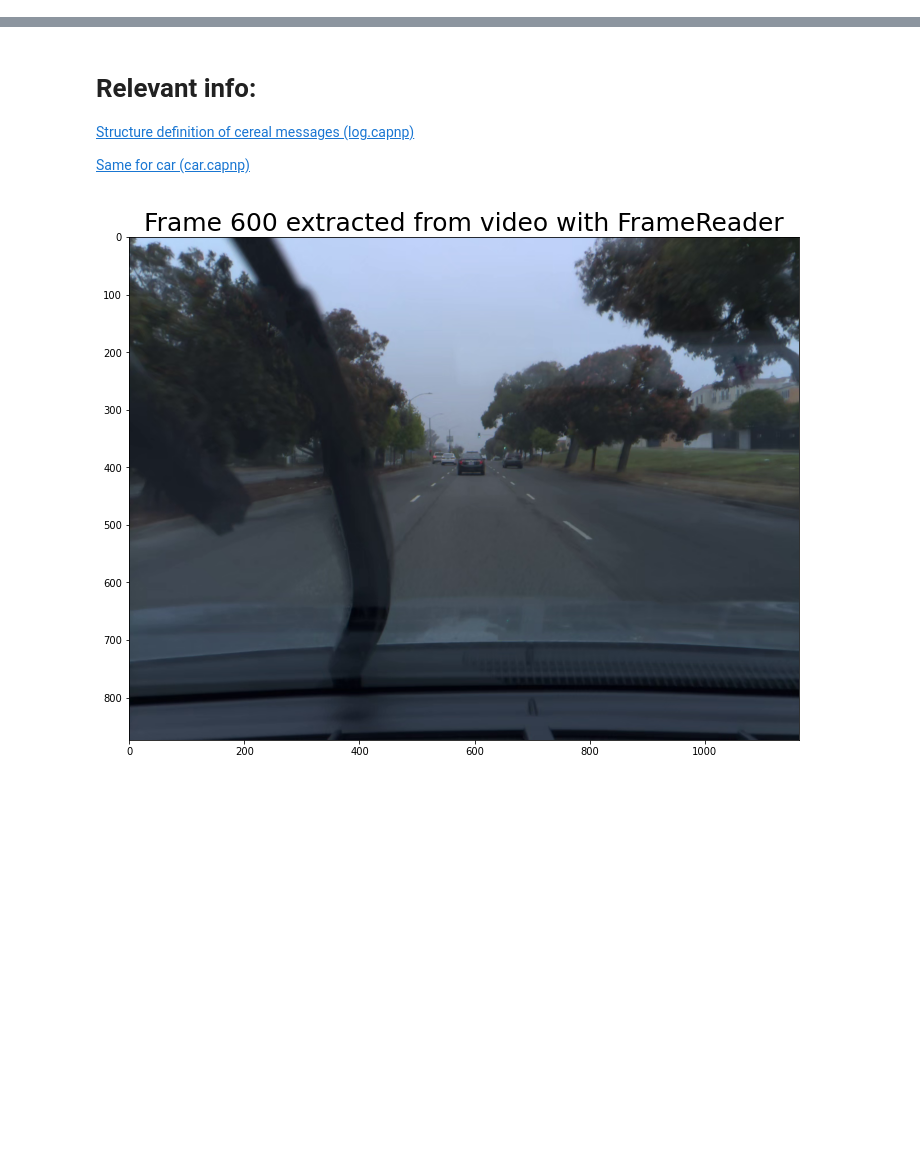
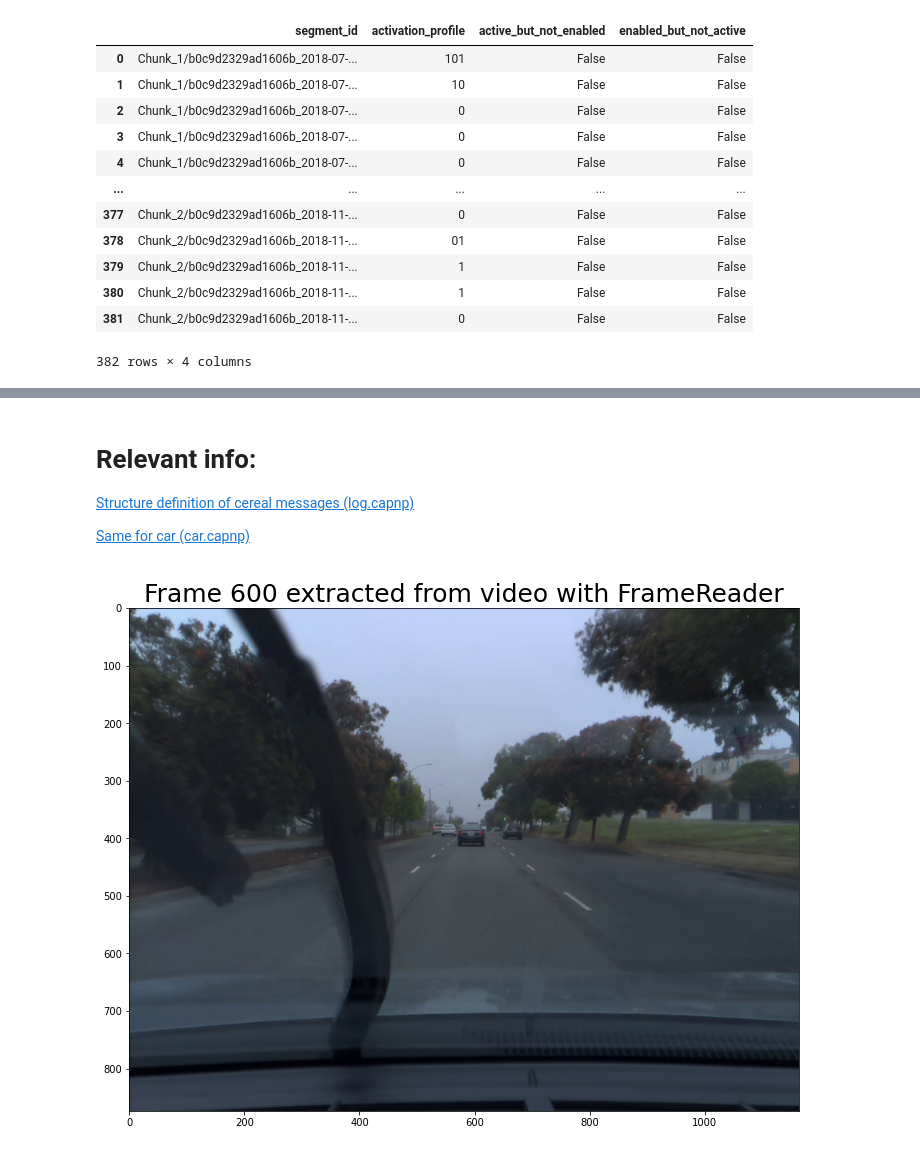
Before and after one commit to tomdries/comma2k19, a Jupyter notebook: notebooks/tom/raw_readers.ipynb, the cells around one changed output, grey strips where cells are left out. Saved outputs shown, nothing was run; the diff lists cells and outputs as text; code cells hidden in the pictures; blank space fills up the shorter version.

```diff
--- a/notebooks/tom/raw_readers.ipynb
+++ b/notebooks/tom/raw_readers.ipynb
@@ -57,0 +14,65 @@ plt.show()
+# %%
+def flatten(l):
+    return [item for sublist in l for item in sublist]
+
+def get_activation_profile(array):
+    arr = np.array(array)*1
+    change_indices = np.where(np.diff(arr) != 0)[0] + 1
+    unique_changes = np.insert(arr[change_indices], 0, arr[0])
+    return ''.join(map(str, unique_changes))
+
+def get_top_events(values, threshold):
+    indices = np.where(np.abs(values) > threshold)[0]
+    if len(indices) == 0:
+        return [], []
+    extreme_values = np.abs(values[indices]) - threshold
+    if len(indices) > 3:
+        top_indices = np.argpartition(extreme_values, -3)[-3:]
+        top_indices = top_indices[np.argsort(extreme_values[top_indices])[::-1]]
+        return indices[top_indices].tolist(), extreme_values[top_indices].tolist()
+    return indices.tolist(), extreme_values.tolist()
+# %%
+CALC_INFO = False
+
+if CALC_INFO:
+    chunk_dirs = DATA_DIR.glob('Chunk*')
+    segments = flatten([list(c.glob('*_*')) for c in chunk_dirs])
+    segments = flatten([list(s.glob('*')) for s in segments])
+    segments = [str(s) for s in segments]
+
+    segments_to_do = segments[:]
+
+    df_info = pd.DataFrame(columns=['segment_id', 'activation_profile', 'active_but_not_enabled', 'enabled_but_not_active'])
+
+    for i, segment in enumerate(segments_to_do):
+        segment_id = segment.split('_data')[-1][1:]
+        logs = list(LogReader(str(segment) + '/raw_log.bz2'))
+
+        enabled = [l.controlsState.enabled for l in logs if l.which() == 'controlsState']
+        active = [l.controlsState.active for l in logs if l.which() == 'controlsState']
+
+        enabled_but_not_active = any(e and not a for e, a in zip(enabled, active))
+        active_but_not_enabled = any(a and not e for e, a in zip(enabled, active))
+        activation_profile = get_activation_profile(active)
+
+        df_info.loc[i] = [segment_id, activation_profile, active_but_not_enabled, enabled_but_not_active]
+
+    df_info.to_csv('df_info.csv', index=False)
+else:
+    df_info = pd.read_csv('df_info.csv', dtype={'activation_profile': str})
+
+display(df_info)
+# %% [output]
+|  | segment_id | activation_profile | active_but_not_enabled | enabled_but_not_active |
+| 0 | Chunk_1/b0c9d2329ad1606b_2018-07-... | 101 | False | False |
+| 1 | Chunk_1/b0c9d2329ad1606b_2018-07-... | 10 | False | False |
+| 2 | Chunk_1/b0c9d2329ad1606b_2018-07-... | 0 | False | False |
+| 3 | Chunk_1/b0c9d2329ad1606b_2018-07-... | 0 | False | False |
+| 4 | Chunk_1/b0c9d2329ad1606b_2018-07-... | 0 | False | False |
+| ... | ... | ... | ... | ... |
+| 377 | Chunk_2/b0c9d2329ad1606b_2018-11-... | 0 | False | False |
+| 378 | Chunk_2/b0c9d2329ad1606b_2018-11-... | 01 | False | False |
+| 379 | Chunk_2/b0c9d2329ad1606b_2018-11-... | 1 | False | False |
+| 380 | Chunk_2/b0c9d2329ad1606b_2018-11-... | 1 | False | False |
+| 381 | Chunk_2/b0c9d2329ad1606b_2018-11-... | 0 | False | False |
+382 rows × 4 columns
```
Also changed, not shown: parts of 11 cells of this notebook, 2 other files.
